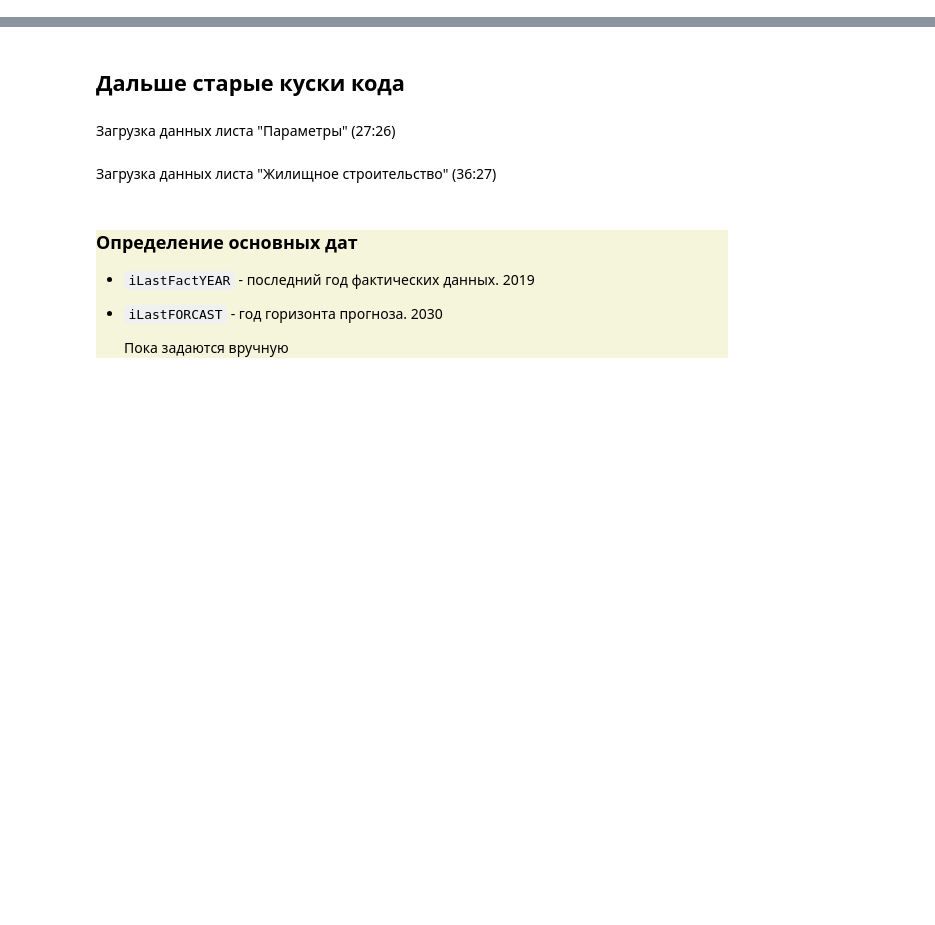
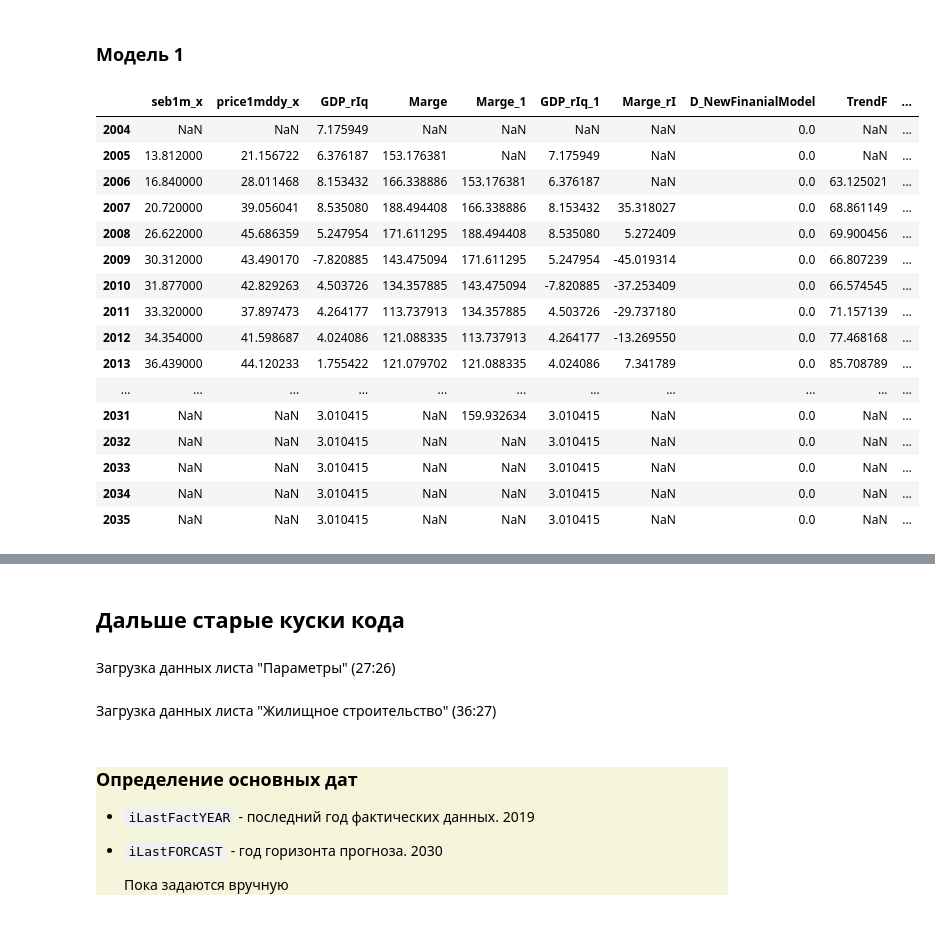
Before and after one commit to amsergeev/AIGK_j, a Jupyter notebook: HOUSING_CONSTRUCTION/Без названия.ipynb, the cells around one changed output, grey strips where cells are left out. Cells and saved outputs as stored; diff of their text form; code cells hidden in the pictures; blank space fills up the shorter version.

```diff
--- a/HOUSING_CONSTRUCTION/Без названия.ipynb
+++ b/HOUSING_CONSTRUCTION/Без названия.ipynb
@@ -152,0 +160,59 @@ PD
+# %%
+idx=list(range(pdfZSExDop['date'].min(),pdfZSExDop['date'].max()+1)) # задается период от первой до последней даты в БД  (2004 - 2019 гг.)
+pdfZSExDopM=pd.DataFrame(index=idx)
+for i in pdfZSExDop['code2'].unique():
+    pdfZSExDopM[i]=pdfZSExDop[pdfZSExDop['code2']==i].set_index('date').drop(columns=['code2'])
+pdfZSExDopM['Soldaty_x']*=1000000
+# pdfZSExDopM
+# %%
+idx=list(range(pdfZSExParamDop['date'].min(),pdfZSExParamDop['date'].max()+1)) # задается период от первой до последней даты в БД  (2004 - 2019 гг.)
+pdfZSExParamDopM=pd.DataFrame(index=idx)
+for i in pdfZSExParamDop['code2'].unique():
+    pdfZSExParamDopM[i]=pdfZSExParamDop[pdfZSExParamDop['code2']==i].set_index('date').drop(columns=['code2'])
+# pdfZSExParamDopM
+# %%
+idx=list(range(pdfZSSvodIN['date'].min(),pdfZSSvodIN['date'].max()+1)) # задается период от первой до последней даты в БД  (2004 - 2019 гг.)
+pdfZSSvodINM=pd.DataFrame(index=idx)
+for i in pdfZSSvodIN['code2'].unique():
+    pdfZSSvodINM[i]=pdfZSSvodIN[pdfZSSvodIN['code2']==i].set_index('date').drop(columns=['code2'])
+# pdfZSSvodINM
+# %%
+pdfWDop=pdfZSList.combine_first(pdfZSDopM).combine_first(pdfZSExDopM).combine_first(pdfZSExParamDopM).combine_first(pdfZSSvodINM)
+# pdfWDop
+# %% [markdown]
+### Модель 1
+# %%
+# Факторы
+dfXX=pdfWDop[['seb1m_x','price1mddy_x','GDP_rIq']].copy()
+dfXX['Marge']=dfXX['price1mddy_x']/dfXX['seb1m_x']*100
+dfXX['Marge_1']=dfXX['Marge'].shift(1)
+dfXX['GDP_rIq_1']=dfXX['GDP_rIq'].shift(1)
+for i in dfXX.index.values[2:]:
+    dfXX.loc[i,'Marge_rI']=dfXX.loc[i,'price1mddy_x']/dfXX.loc[i,'seb1m_x']*100-dfXX.loc[i-2,'price1mddy_x']/dfXX.loc[i-2,'seb1m_x']*100
+dfXX['D_NewFinanialModel']=0
+dfXX.loc[2019:2021,'D_NewFinanialModel']=[1,1,0.5]
+
+# тренд
+for i in pdfYearZSMain.index.values[2:]:
+    dfXX.loc[i,'TrendF']=np.mean([pdfYearZSMain.loc[i-2,'BldProcMKD'],pdfYearZSMain.loc[i-1,'BldProcMKD']])
+    dfXX['div_from_Trend']=pdfYearZSMain['BldProcMKD']-dfXX['TrendF']
+
+dfXX
+# %% [output]
+|  | seb1m_x | price1mddy_x | GDP_rIq | Marge | Marge_1 | GDP_rIq_1 | Marge_rI | D_NewFinanialModel | TrendF | ... |
+| 2004 | NaN | NaN | 7.175949 | NaN | NaN | NaN | NaN | 0.0 | NaN | ... |
+| 2005 | 13.812000 | 21.156722 | 6.376187 | 153.176381 | NaN | 7.175949 | NaN | 0.0 | NaN | ... |
+| 2006 | 16.840000 | 28.011468 | 8.153432 | 166.338886 | 153.176381 | 6.376187 | NaN | 0.0 | 63.125021 | ... |
+| 2007 | 20.720000 | 39.056041 | 8.535080 | 188.494408 | 166.338886 | 8.153432 | 35.318027 | 0.0 | 68.861149 | ... |
+| 2008 | 26.622000 | 45.686359 | 5.247954 | 171.611295 | 188.494408 | 8.535080 | 5.272409 | 0.0 | 69.900456 | ... |
+| 2009 | 30.312000 | 43.490170 | -7.820885 | 143.475094 | 171.611295 | 5.247954 | -45.019314 | 0.0 | 66.807239 | ... |
+| 2010 | 31.877000 | 42.829263 | 4.503726 | 134.357885 | 143.475094 | -7.820885 | -37.253409 | 0.0 | 66.574545 | ... |
+| 2011 | 33.320000 | 37.897473 | 4.264177 | 113.737913 | 134.357885 | 4.503726 | -29.737180 | 0.0 | 71.157139 | ... |
+| 2012 | 34.354000 | 41.598687 | 4.024086 | 121.088335 | 113.737913 | 4.264177 | -13.269550 | 0.0 | 77.468168 | ... |
+| 2013 | 36.439000 | 44.120233 | 1.755422 | 121.079702 | 121.088335 | 4.024086 | 7.341789 | 0.0 | 85.708789 | ... |
+| ... | ... | ... | ... | ... | ... | ... | ... | ... | ... | ... |
+| 2031 | NaN | NaN | 3.010415 | NaN | 159.932634 | 3.010415 | NaN | 0.0 | NaN | ... |
+| 2032 | NaN | NaN | 3.010415 | NaN | NaN | 3.010415 | NaN | 0.0 | NaN | ... |
+| 2033 | NaN | NaN | 3.010415 | NaN | NaN | 3.010415 | NaN | 0.0 | NaN | ... |
+| 2034 | NaN | NaN | 3.010415 | NaN | NaN | 3.010415 | NaN | 0.0 | NaN | ... |
+| 2035 | NaN | NaN | 3.010415 | NaN | NaN | 3.010415 | NaN | 0.0 | NaN | ... |
```
Also changed, not shown: parts of 16 cells of this notebook, 2 other files.
